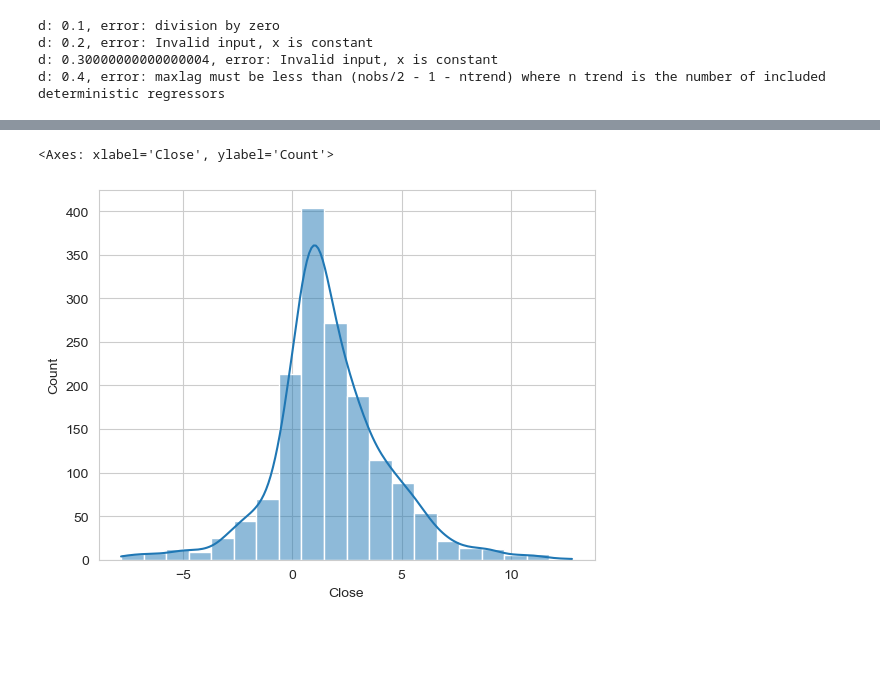
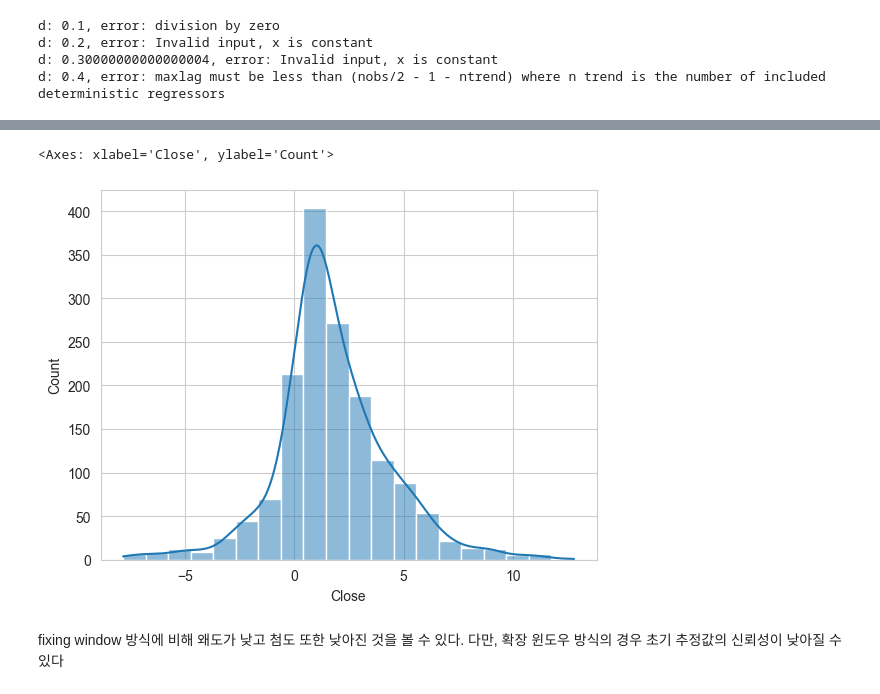
Before and after one commit to Tommylee1013/QUANTIFI, a Jupyter notebook: Week 10/Advanced Time Series.ipynb, the cells around one changed output, grey strips where cells are left out. Cells and saved outputs as stored; diff of their text form; code cells hidden in the pictures; blank space fills up the shorter version.

```diff
--- a/Week 10/Advanced Time Series.ipynb
+++ b/Week 10/Advanced Time Series.ipynb
@@ -171,5 +171,7 @@ fracDiff_FFD(apple, 0.6).Close.plot()
 # %%
-sns.histplot(fracDiff_FFD(apple, 0.6).Close, kde = True, bins = 20)
+sns.histplot(ats.fracDiff_FFD(apple, 0.6).Close, kde = True, bins = 20)
 # %% [output]
 <Axes: xlabel='Close', ylabel='Count'>
-[figure, old version]
+[figure, new version]
+# %% [markdown]
+fixing window 방식에 비해 왜도가 낮고 첨도 또한 낮아진 것을 볼 수 있다. 다만, 확장 윈도우 방식의 경우 초기 추정값의 신뢰성이 낮아질 수 있다
```
Also changed, not shown: parts of 22 cells of this notebook, 1 other file.
